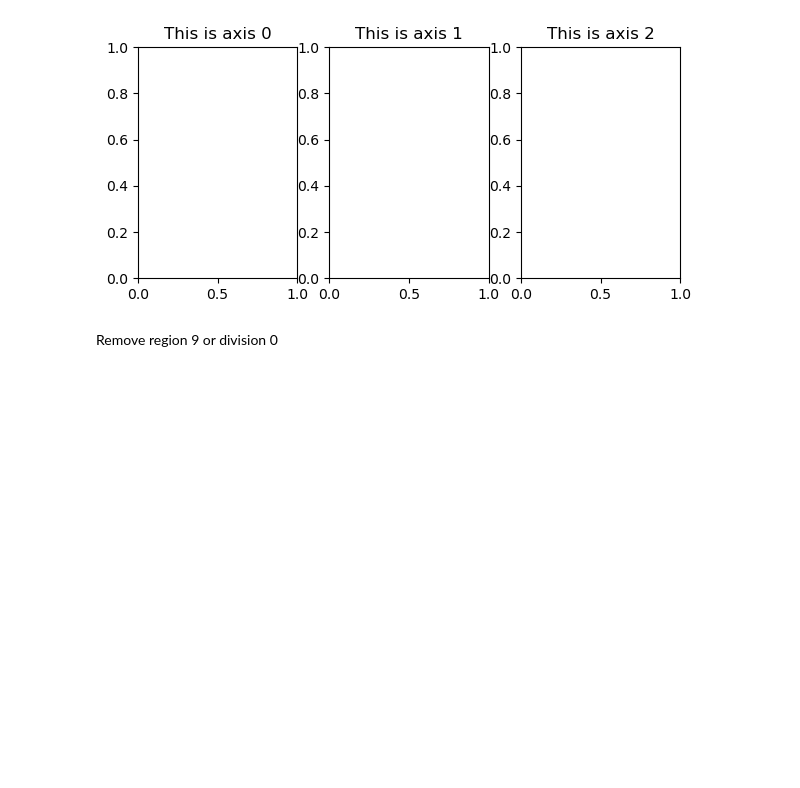
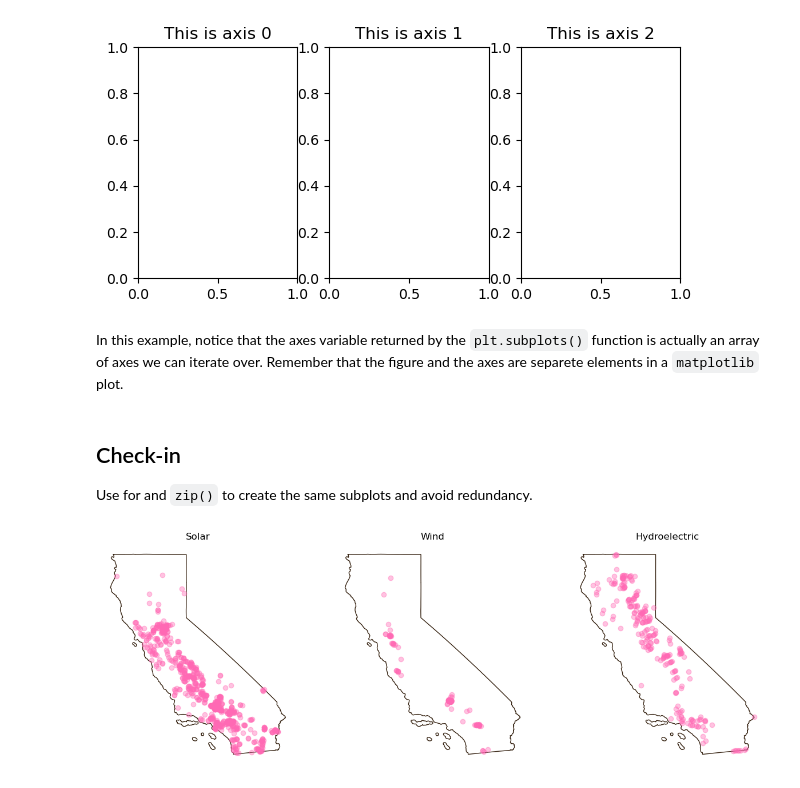
Before and after one commit to kaimorquecho/eds220-2025-in-class, a Jupyter notebook: week5-streamline-your-code.ipynb, the cells around one changed output. Saved outputs shown, nothing was run; the diff lists cells and outputs as text; code cells hidden in the pictures; blank space fills up the shorter version.

Commit message:
practice using for loops and zip to plot using matplotlib

```diff
--- a/week5-streamline-your-code.ipynb
+++ b/week5-streamline-your-code.ipynb
@@ -223,5 +272,41 @@ axes[2].set_title('This is axis 2')
 plt.show()
 # %% [output]
 [figure]
-# %% [markdown]
-Remove region 9 or division 0
+# %% [markdown]
+In this example, notice that the axes variable returned by the `plt.subplots()` function is actually an array of axes we can iterate over. Remember that the figure and the axes are separete elements in a `matplotlib` plot.
+# %% [markdown]
+## Check-in
+Use for and `zip()` to create the same subplots and avoid redundancy.
+# %%
+
+# Filter California power plants
+ca_power_plants = power_plants[power_plants.state == "California"]
+
+# Top 3 power sources
+top_sources = ['solar', 'wind', 'hydroelectric']
+
+# California state boundary (the line boundary)
+ca_boundary = states[states.stusps == 'CA']
+
+# Create subplots
+fig, axes = plt.subplots(nrows=1, ncols=3, figsize=(15, 5))
+
+# Loop through axes and sources
+for ax, source in zip(axes, top_sources):
+    # Remove axes for cleaner map
+    ax.axis('off')
+
+    # Set title for each subplot
+    ax.set_title(source.capitalize(), fontsize=12)
+
+    # Plot CA boundary
+    ca_boundary.plot(ax=ax, color='none', edgecolor='#362312')
+
+    # Plot power plants of this source
+    ca_power_plants[ca_power_plants['primsource'] == source].plot(ax=ax,
+                color='hotpink',
+                alpha=0.4) # Would it be ideal here to create a variable? and then use the variable's plot method?
+
+plt.show()
+# %% [output]
+[figure, added]
```
Also changed, not shown: parts of 21 cells of this notebook.
